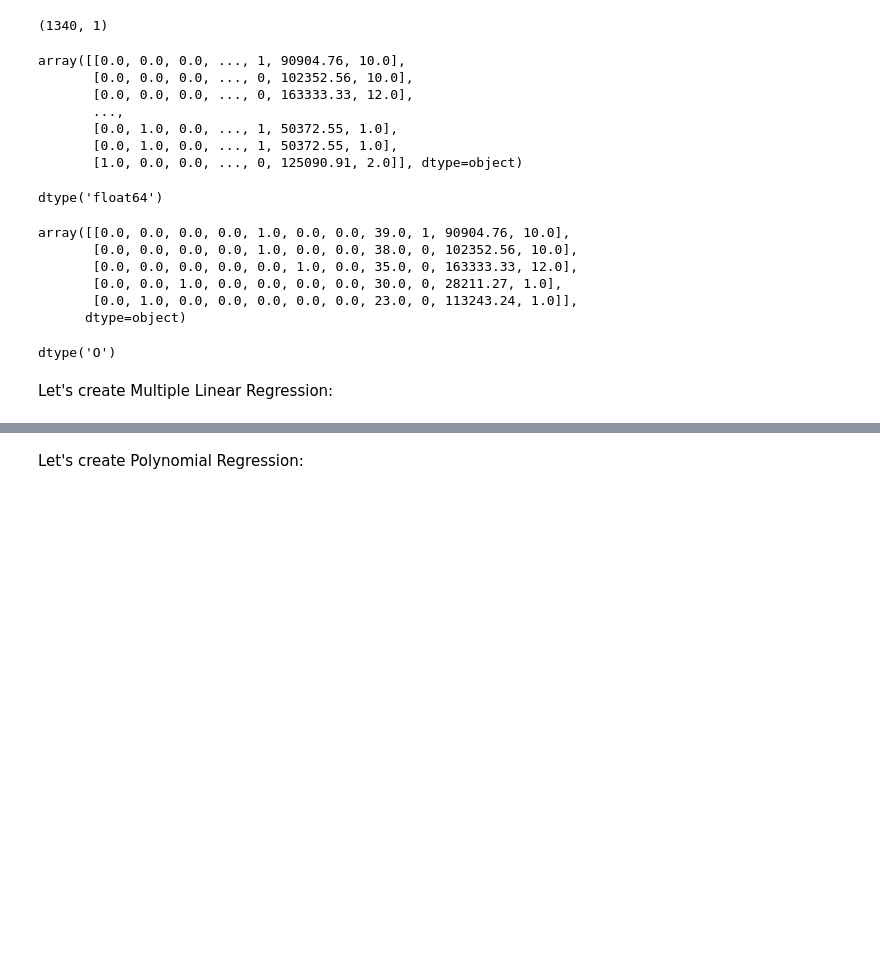
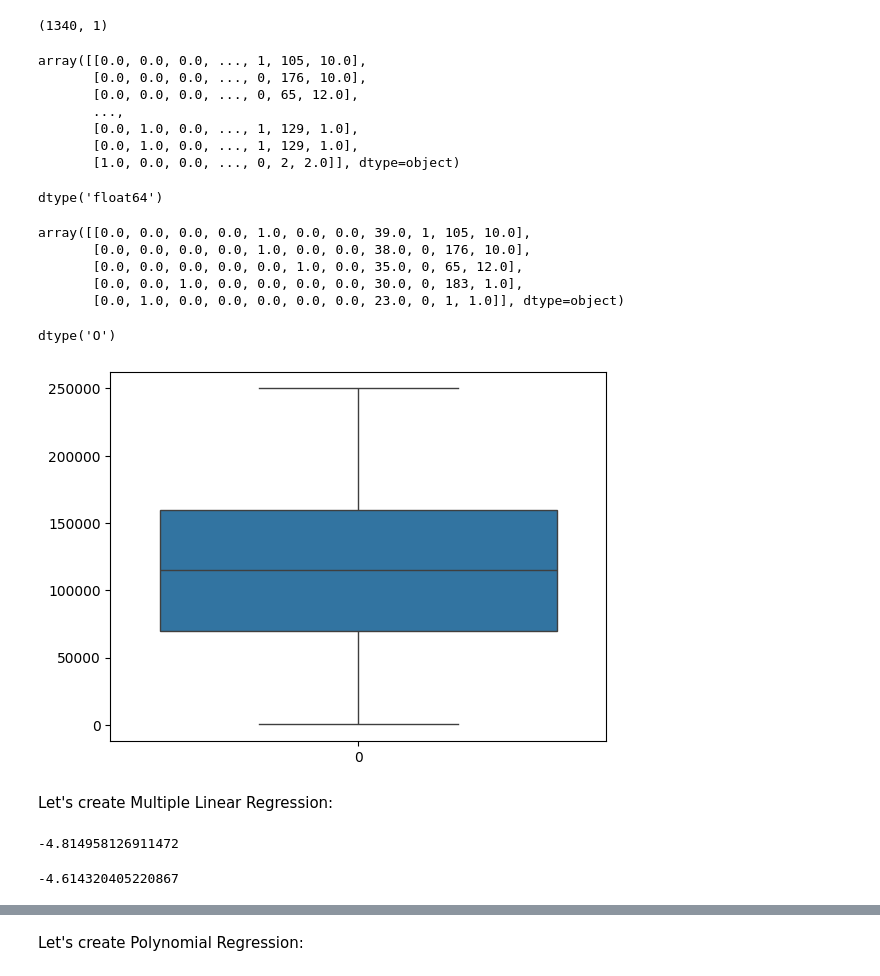
Before and after one commit to Pradeeshkumar-U/Regression, a Jupyter notebook: Main.ipynb, the cells around one changed output, grey strips where cells are left out. Saved outputs shown, nothing was run; the diff lists cells and outputs as text; code cells hidden in the pictures; blank space fills up the shorter version.

```diff
--- a/Main.ipynb
+++ b/Main.ipynb
@@ -131,7 +131,3 @@ plt.show()
 Since we have 191 unique values in Job Title we use target encoding for it and count encoding for Gender and onehot encoding for Educational Level:
 # %%
 og_df = df.copy()
-# %%
-df['Job Title'] = df.groupby('Job Title')['Salary'].transform('mean').round(2)
-
-df['Job Title'].value_counts()
@@ -151,0 +134,5 @@ Name: count, Length: 117, dtype: int64
+# %%
+unique = df['Job Title'].unique()
+mapping = {k:v+1 for v,k in enumerate(unique)}
+df['Job Title'] = df['Job Title'].map(mapping)
+df['Job Title'].nunique()
@@ -203,13 +192,13 @@ X_test = ct.transform(X_test)
 # %%
 X_train
 # %% [output]
-array([[0.0, 0.0, 0.0, ..., 1, 90904.76, 10.0],
-       [0.0, 0.0, 0.0, ..., 0, 102352.56, 10.0],
-       [0.0, 0.0, 0.0, ..., 0, 163333.33, 12.0],
+array([[0.0, 0.0, 0.0, ..., 1, 105, 10.0],
+       [0.0, 0.0, 0.0, ..., 0, 176, 10.0],
+       [0.0, 0.0, 0.0, ..., 0, 65, 12.0],
        ...,
-       [0.0, 1.0, 0.0, ..., 1, 50372.55, 1.0],
-       [0.0, 1.0, 0.0, ..., 1, 50372.55, 1.0],
-       [1.0, 0.0, 0.0, ..., 0, 125090.91, 2.0]], dtype=object)
+       [0.0, 1.0, 0.0, ..., 1, 129, 1.0],
+       [0.0, 1.0, 0.0, ..., 1, 129, 1.0],
+       [1.0, 0.0, 0.0, ..., 0, 2, 2.0]], dtype=object)
 # %%
 y_train.dtype
 # %% [output]
@@ -220,16 +209,22 @@ dtype('float64')
 # %%
 X_train[:5]
 # %% [output]
-array([[0.0, 0.0, 0.0, 0.0, 1.0, 0.0, 0.0, 39.0, 1, 90904.76, 10.0],
-       [0.0, 0.0, 0.0, 0.0, 1.0, 0.0, 0.0, 38.0, 0, 102352.56, 10.0],
-       [0.0, 0.0, 0.0, 0.0, 0.0, 1.0, 0.0, 35.0, 0, 163333.33, 12.0],
-       [0.0, 0.0, 1.0, 0.0, 0.0, 0.0, 0.0, 30.0, 0, 28211.27, 1.0],
-       [0.0, 1.0, 0.0, 0.0, 0.0, 0.0, 0.0, 23.0, 0, 113243.24, 1.0]],
-      dtype=object)
+array([[0.0, 0.0, 0.0, 0.0, 1.0, 0.0, 0.0, 39.0, 1, 105, 10.0],
+       [0.0, 0.0, 0.0, 0.0, 1.0, 0.0, 0.0, 38.0, 0, 176, 10.0],
+       [0.0, 0.0, 0.0, 0.0, 0.0, 1.0, 0.0, 35.0, 0, 65, 12.0],
+       [0.0, 0.0, 1.0, 0.0, 0.0, 0.0, 0.0, 30.0, 0, 183, 1.0],
+       [0.0, 1.0, 0.0, 0.0, 0.0, 0.0, 0.0, 23.0, 0, 1, 1.0]], dtype=object)
 # %%
 X_train.dtype
 # %% [output]
 dtype('O')
+# %%
+import seaborn as sns
+
+sns.boxplot(y_train)
+plt.show()
+# %% [output]
+[figure, added]
 # %%
 scaler_x = StandardScaler()
 scaler_y = StandardScaler()
@@ -245,4 +240,12 @@ mul_lin_reg = LinearRegression()
 mul_lin_reg.fit(X_train_scaled, y_train_scaled)
 
 mul_lin_reg_pred = mul_lin_reg.predict(X_test_scaled)
+# %%
+mul_lin_reg.score(X_train,y_train)
+# %% [output]
+-4.814958126911472
+# %%
+mul_lin_reg.score(X_test,y_test)
+# %% [output]
+-4.614320405220867
 # %%
```
Also changed, not shown: parts of 16 cells of this notebook.
